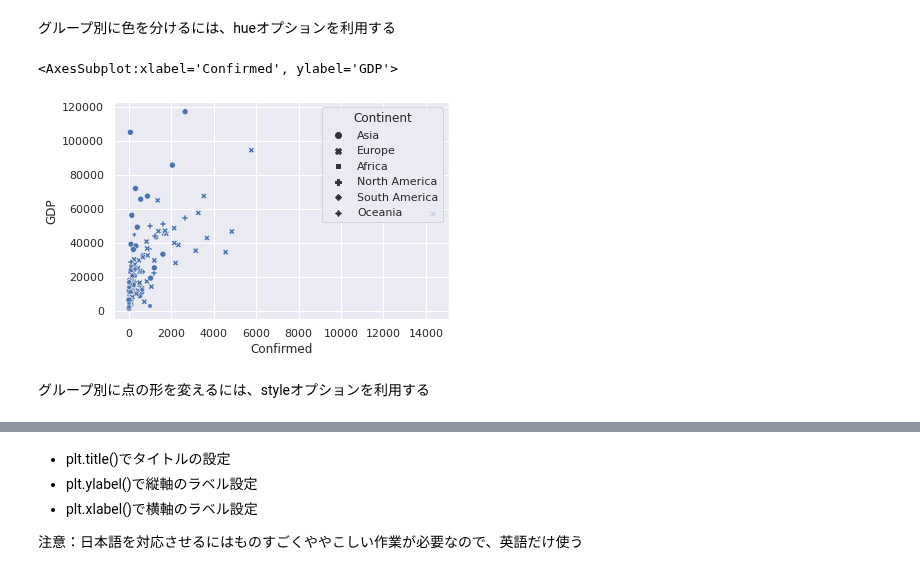
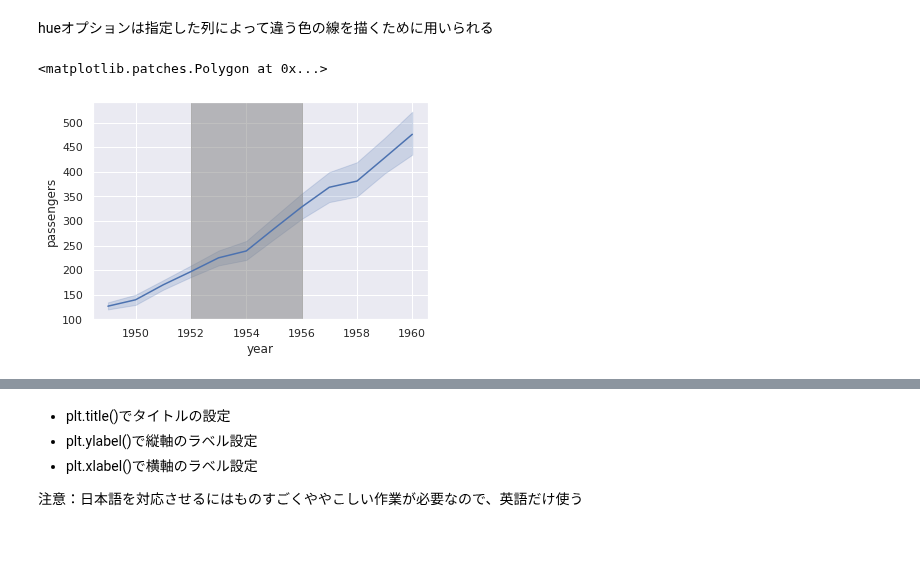
Before and after one commit to ChungWookyung/kg-jupyterlite-data-analysis, a Jupyter notebook: content/DA05/DA05.ipynb, the cells around one changed output, grey strips where cells are left out. Drawn from its saved outputs; the diff is of its cells as text; code cells hidden in the pictures; blank space fills up the shorter version.

```diff
--- a/content/DA05/DA05.ipynb
+++ b/content/DA05/DA05.ipynb
@@ -54,10 +43,8 @@ sns.scatterplot(data = data, x = "Confirmed", y = "GDP", hue = "Continent")
-# %% [markdown]
-グループ別に色を分けるには、hueオプションを利用する
-# %%
-sns.scatterplot(data = data, x = "Confirmed", y = "GDP", style = "Continent")
-# %% [output]
-<AxesSubplot:xlabel='Confirmed', ylabel='GDP'>
-[figure, removed]
-# %% [markdown]
-
-グループ別に点の形を変えるには、styleオプションを利用する
+# %% [markdown]
+hueオプションは指定した列によって違う色の線を描くために用いられる
+# %%
+ax = sns.lineplot(data = data, x = "year", y = "passengers")
+ax.axvspan(1952, 1956, alpha=0.5, color='grey')
+# %% [output]
+<matplotlib.patches.Polygon at 0x...>
+[figure, added]
```
Also changed, not shown: parts of 104 cells of this notebook.
